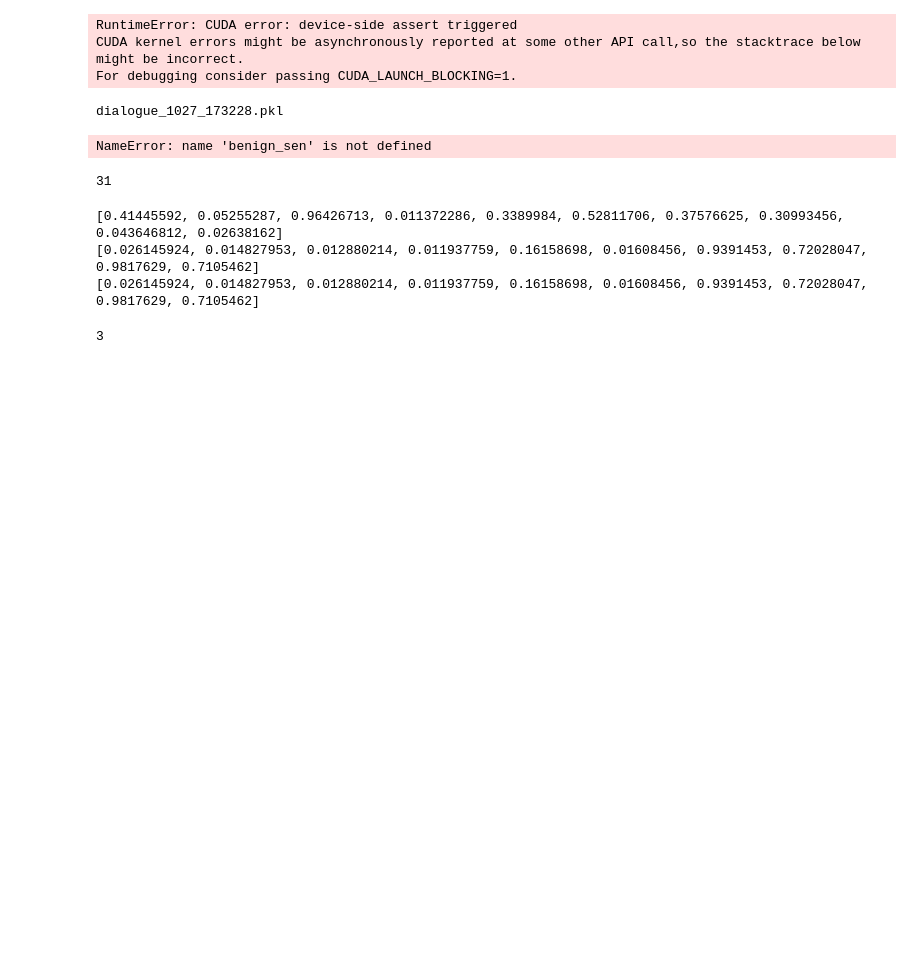
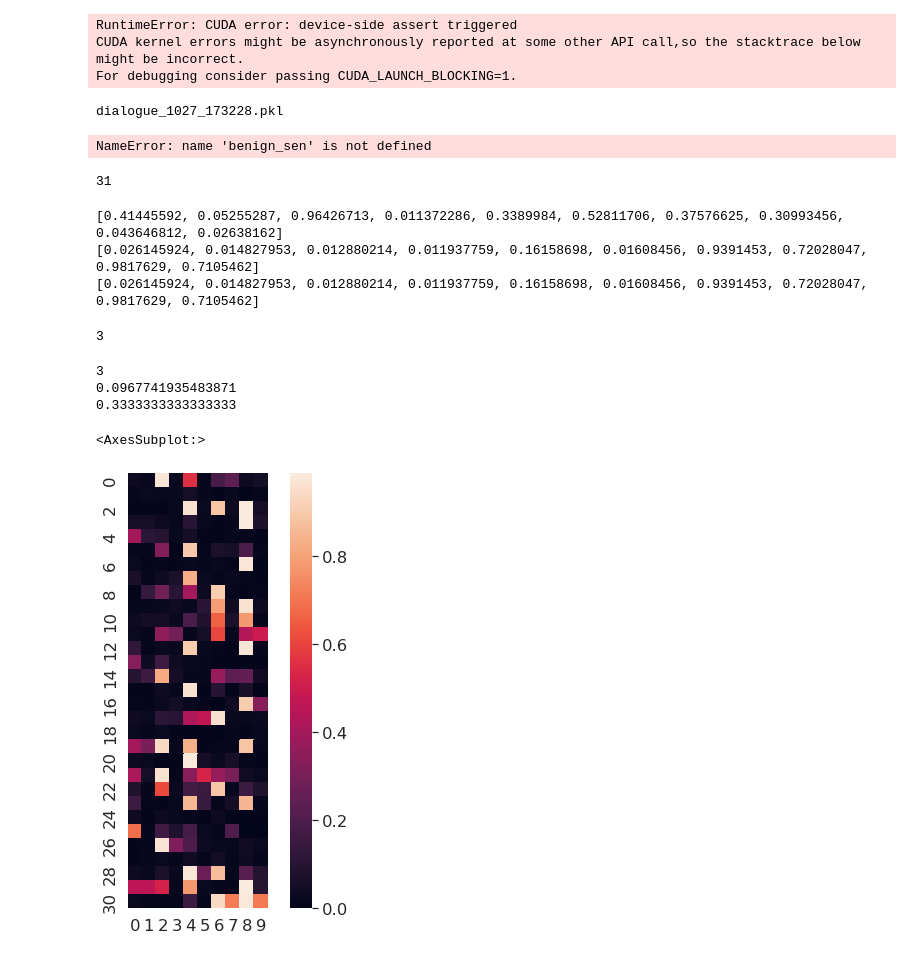
Before and after one commit to BJTFDGR/RAID23_Chatbot, a Jupyter notebook: notebook/tool_chatbot_1.1.ipynb, the cells around one changed output. Saved outputs shown, nothing was run; the diff lists cells and outputs as text; code cells hidden in the pictures; blank space fills up the shorter version.

```diff
--- a/notebook/tool_chatbot_1.1.ipynb
+++ b/notebook/tool_chatbot_1.1.ipynb
@@ -877,3 +877,35 @@ num
 [0.026145924, 0.014827953, 0.012880214, 0.011937759, 0.16158698, 0.01608456, 0.9391453, 0.72028047, 0.9817629, 0.7105462]
 [0.026145924, 0.014827953, 0.012880214, 0.011937759, 0.16158698, 0.01608456, 0.9391453, 0.72028047, 0.9817629, 0.7105462]
 3
+# %%
+import pickle
+file = open('bb.pkl', 'rb')
+data= pickle.load(file)
+file.close()
+num=0
+total=0
+for item in data:
+    for i in item[1::2]:
+        if i>0.5:
+            # print(item)
+            if item[item.index(i)-1]<0.5:
+                num+=1
+            total+=1
+            # continue
+print(total)
+print(total/len(data))
+print(num/total)
+# %% [output]
+3
+0.0967741935483871
+0.3333333333333333
+# %%
+import seaborn as sns
+# %matplotlib inline
+
+sns.set(font_scale=1.5)
+sns.set_context({"figure.figsize":(8,8)})
+sns.heatmap(data=data,square=True)
+# %% [output]
+<AxesSubplot:>
+[figure, added]
```
Also changed, not shown: 50 other files.
